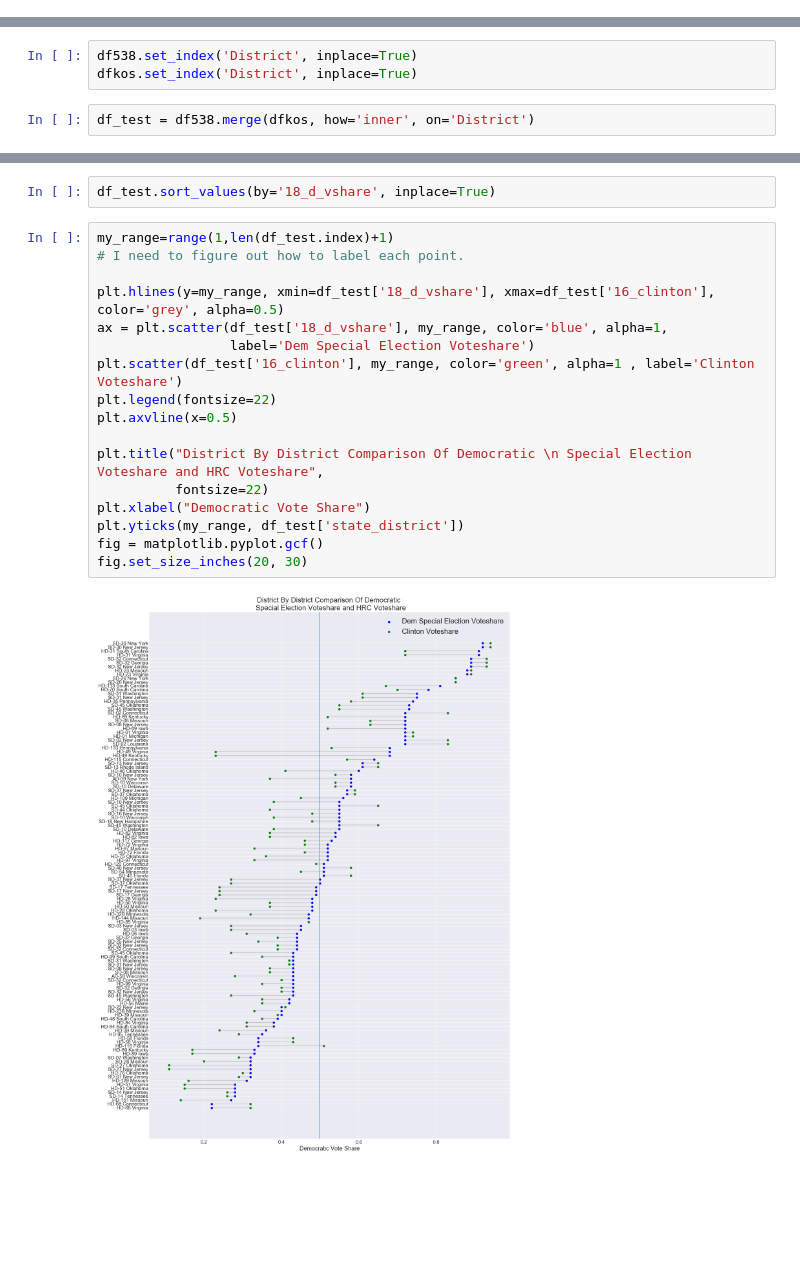
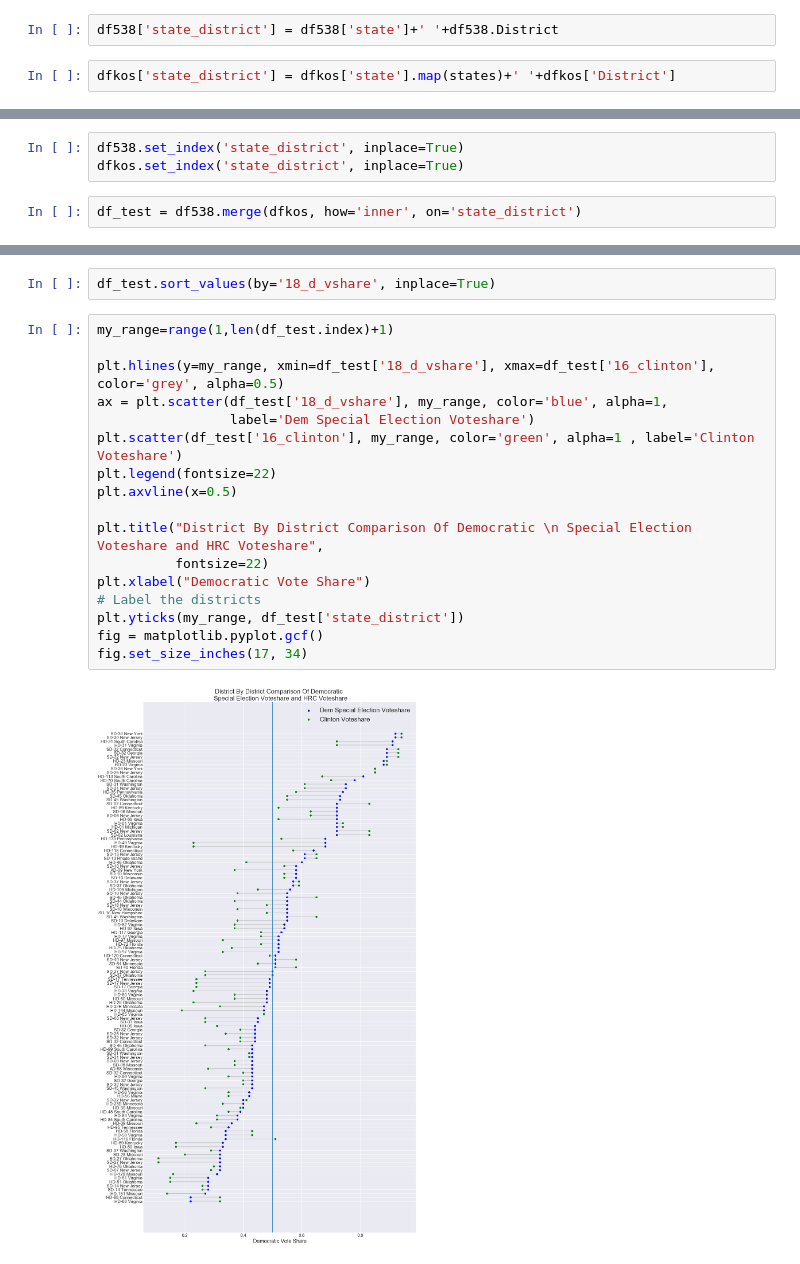
Before and after one commit to itlyons/Side_Projects, a Jupyter notebook: special_elections/dailykos_data.ipynb, the cells around one changed output, grey strips where cells are left out. Drawn from its saved outputs; the diff is of its cells as text; blank space fills up the shorter version.

```diff
--- a/special_elections/dailykos_data.ipynb
+++ b/special_elections/dailykos_data.ipynb
@@ -218,0 +278,4 @@ Name: District, dtype: object
+# %%
+df538['state_district'] = df538['state']+' '+df538.District
+# %%
+dfkos['state_district'] = dfkos['state'].map(states)+' '+dfkos['District']
@@ -219,8 +300,8 @@ Name: District, dtype: object
 # %%
-df538.set_index('District', inplace=True)
-dfkos.set_index('District', inplace=True)
+df538.set_index('state_district', inplace=True)
+dfkos.set_index('state_district', inplace=True)
 # %%
-df_test = df538.merge(dfkos, how='inner', on='District')
+df_test = df538.merge(dfkos, how='inner', on='state_district')
 # %%
 df_test.columns
 # %% [output]
@@ -247,20 +323,20 @@ df_test.head()
 df_test.sort_values(by='18_d_vshare', inplace=True)
 # %%
 my_range=range(1,len(df_test.index)+1)
-# I need to figure out how to label each point.
 
 plt.hlines(y=my_range, xmin=df_test['18_d_vshare'], xmax=df_test['16_clinton'], color='grey', alpha=0.5)
 ax = plt.scatter(df_test['18_d_vshare'], my_range, color='blue', alpha=1,
                  label='Dem Special Election Voteshare')
 plt.scatter(df_test['16_clinton'], my_range, color='green', alpha=1 , label='Clinton Voteshare')
 plt.legend(fontsize=22)
 plt.axvline(x=0.5)
 
 plt.title("District By District Comparison Of Democratic \n Special Election Voteshare and HRC Voteshare",
           fontsize=22)
 plt.xlabel("Democratic Vote Share")
+# Label the districts
 plt.yticks(my_range, df_test['state_district'])
 fig = matplotlib.pyplot.gcf()
-fig.set_size_inches(20, 30)
+fig.set_size_inches(17, 34)
 # %% [output]
-[figure, old version]
+[figure, new version]
```
Also changed, not shown: parts of 6 cells of this notebook.
